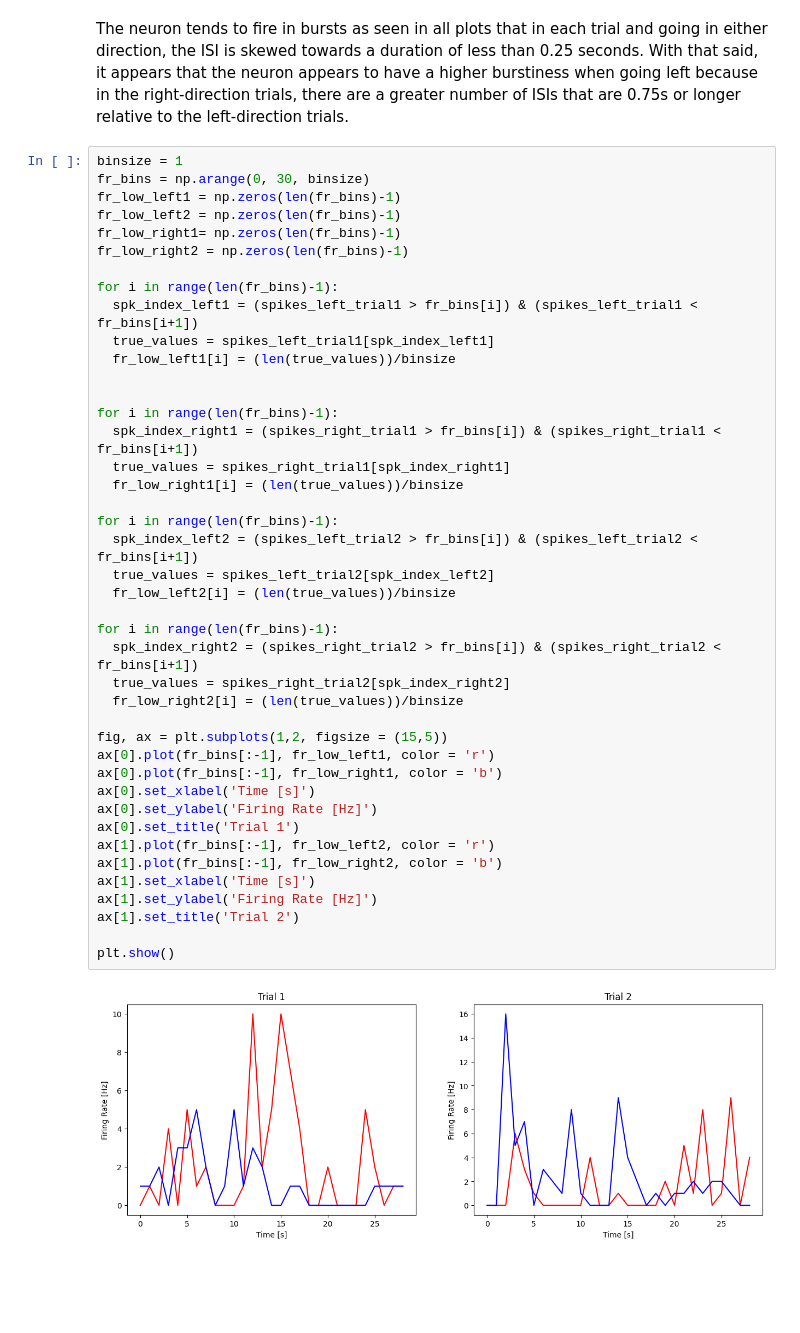
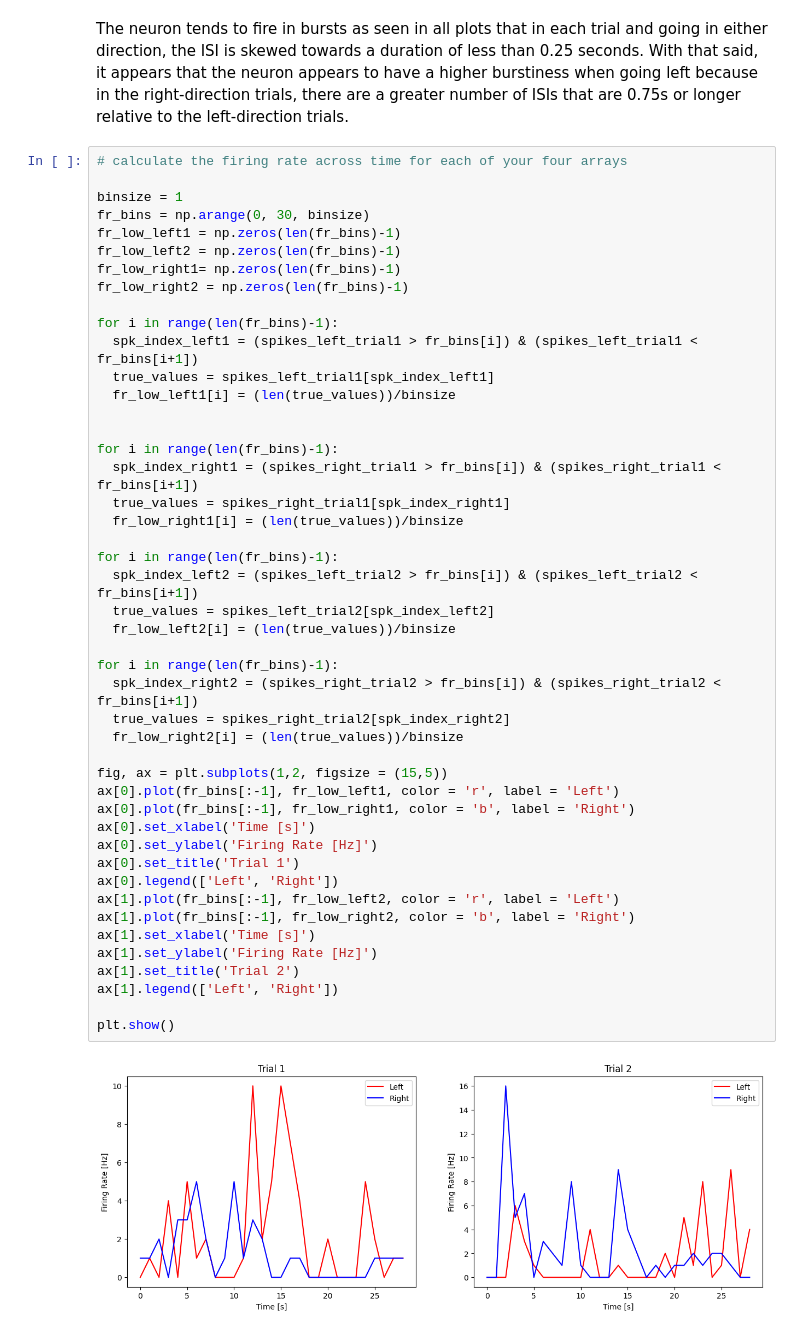
Before and after one commit to Jessie-Grewal/Neur265, a Jupyter notebook: coding_homework_7.ipynb, the cells around one changed output. Saved outputs shown, nothing was run; the diff lists cells and outputs as text; blank space fills up the shorter version.

```diff
--- a/coding_homework_7.ipynb
+++ b/coding_homework_7.ipynb
@@ -129,6 +139,8 @@ plt.tight_layout()
 # %% [markdown]
 The neuron tends to fire in bursts as seen in all plots that in each trial and going in either direction, the ISI is skewed towards a duration of less than 0.25 seconds. With that said, it appears that the neuron appears to have a higher burstiness when going left because in the right-direction trials, there are a greater number of ISIs that are 0.75s or longer relative to the left-direction trials.
 # %%
+# calculate the firing rate across time for each of your four arrays
+
 binsize = 1
 fr_bins = np.arange(0, 30, binsize)
 fr_low_left1 = np.zeros(len(fr_bins)-1)
@@ -140,35 +152,37 @@ for i in range(len(fr_bins)-1):
   spk_index_left1 = (spikes_left_trial1 > fr_bins[i]) & (spikes_left_trial1 < fr_bins[i+1])
   true_values = spikes_left_trial1[spk_index_left1]
   fr_low_left1[i] = (len(true_values))/binsize
 
 
 for i in range(len(fr_bins)-1):
   spk_index_right1 = (spikes_right_trial1 > fr_bins[i]) & (spikes_right_trial1 < fr_bins[i+1])
   true_values = spikes_right_trial1[spk_index_right1]
   fr_low_right1[i] = (len(true_values))/binsize
 
 for i in range(len(fr_bins)-1):
   spk_index_left2 = (spikes_left_trial2 > fr_bins[i]) & (spikes_left_trial2 < fr_bins[i+1])
   true_values = spikes_left_trial2[spk_index_left2]
   fr_low_left2[i] = (len(true_values))/binsize
 
 for i in range(len(fr_bins)-1):
   spk_index_right2 = (spikes_right_trial2 > fr_bins[i]) & (spikes_right_trial2 < fr_bins[i+1])
   true_values = spikes_right_trial2[spk_index_right2]
   fr_low_right2[i] = (len(true_values))/binsize
 
 fig, ax = plt.subplots(1,2, figsize = (15,5))
-ax[0].plot(fr_bins[:-1], fr_low_left1, color = 'r')
-ax[0].plot(fr_bins[:-1], fr_low_right1, color = 'b')
+ax[0].plot(fr_bins[:-1], fr_low_left1, color = 'r', label = 'Left')
+ax[0].plot(fr_bins[:-1], fr_low_right1, color = 'b', label = 'Right')
 ax[0].set_xlabel('Time [s]')
 ax[0].set_ylabel('Firing Rate [Hz]')
 ax[0].set_title('Trial 1')
-ax[1].plot(fr_bins[:-1], fr_low_left2, color = 'r')
-ax[1].plot(fr_bins[:-1], fr_low_right2, color = 'b')
+ax[0].legend(['Left', 'Right'])
+ax[1].plot(fr_bins[:-1], fr_low_left2, color = 'r', label = 'Left')
+ax[1].plot(fr_bins[:-1], fr_low_right2, color = 'b', label = 'Right')
 ax[1].set_xlabel('Time [s]')
 ax[1].set_ylabel('Firing Rate [Hz]')
 ax[1].set_title('Trial 2')
+ax[1].legend(['Left', 'Right'])
 
 plt.show()
 # %% [output]
-[figure, old version]
+[figure, new version]
```
Also changed, not shown: parts of 6 cells of this notebook.
